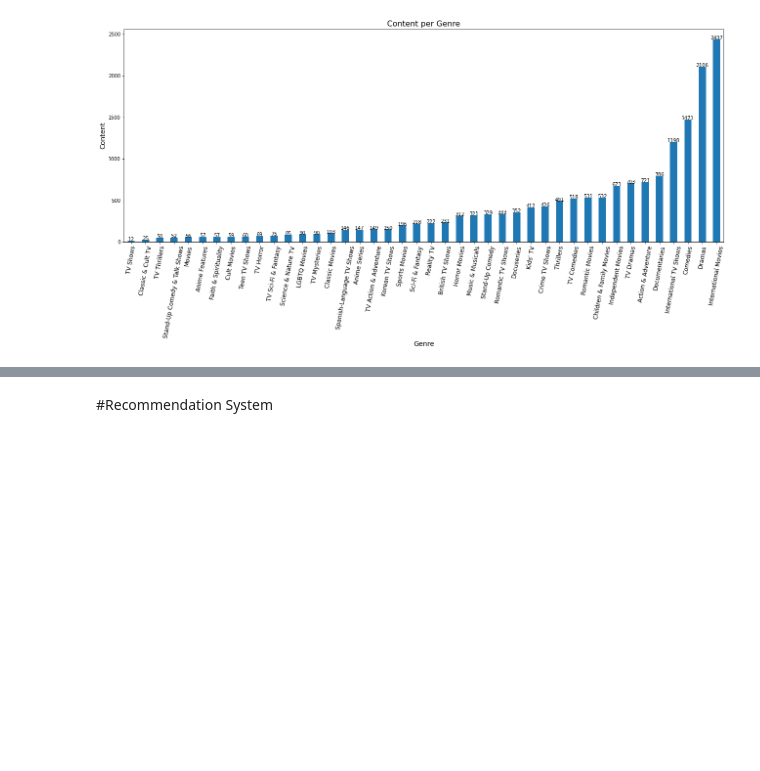
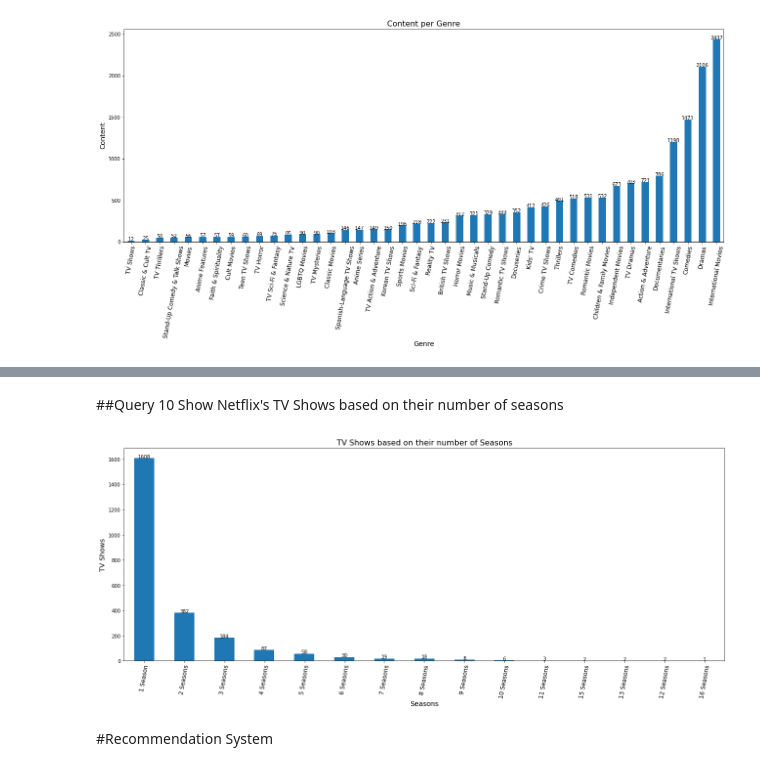
Before and after one commit to konkall/Netflix_data_mining, a Jupyter notebook: NetflixDataAnalysis.ipynb, the cells around one changed output, grey strips where cells are left out. Cells and saved outputs as stored; diff of their text form; code cells hidden in the pictures; blank space fills up the shorter version.

Commit message:
Query 9 & 10 completed

```diff
--- a/NetflixDataAnalysis.ipynb
+++ b/NetflixDataAnalysis.ipynb
@@ -319,2 +363,29 @@ plt.show()
+# %% [markdown]
+##Query 10
+Show Netflix's TV Shows based on their number of seasons
+# %%
+tempdf = df
+
+tempdf.groupby('type').size()
+
+#Keep only the rows that contain TV Series
+tempdf = tempdf[tempdf['type'] == 'TV Show']
+
+
+#We group our data based on the country and cast
+tempdf = tempdf.groupby(['duration']).size()
+
+#We plot our data
+tempdf.sort_values(ascending=False).plot.bar(figsize = (22,8))
+for idx, count in enumerate(list(tempdf.sort_values(ascending=False))):
+    plt.text(idx, count, str(count), horizontalalignment='center')
+plt.title('TV Shows based on their number of Seasons', fontsize = 16)
+plt.xticks(rotation = 80, fontsize = 12)
+plt.xlabel('Seasons', fontsize = 14)
+plt.ylabel('TV Shows', fontsize = 14)
+
+plt.show()
+# %% [output]
+[figure, added]
 # %% [markdown]
 #Recommendation System
```
Also changed, not shown: parts of 6 cells of this notebook.
